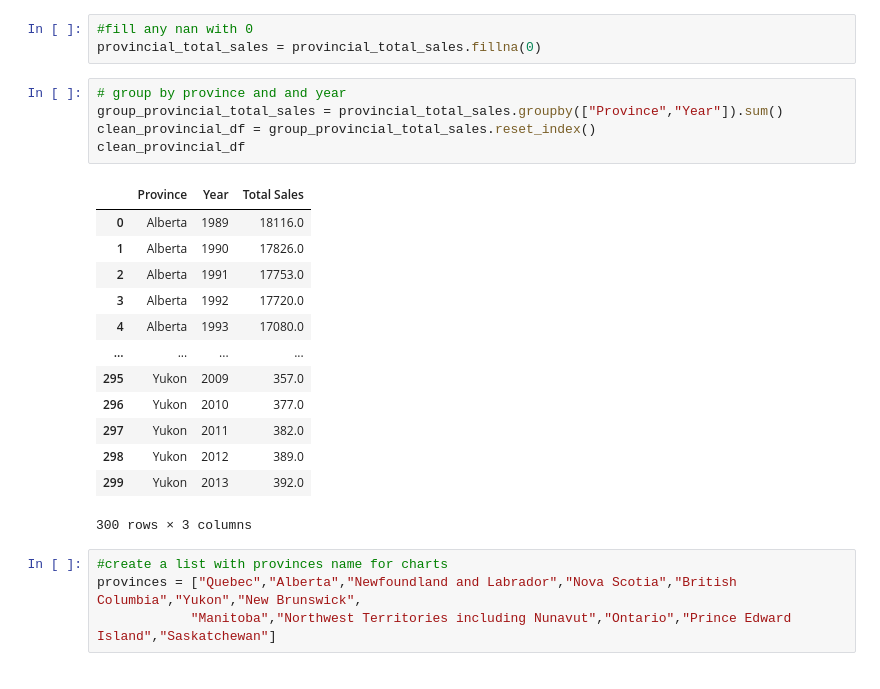
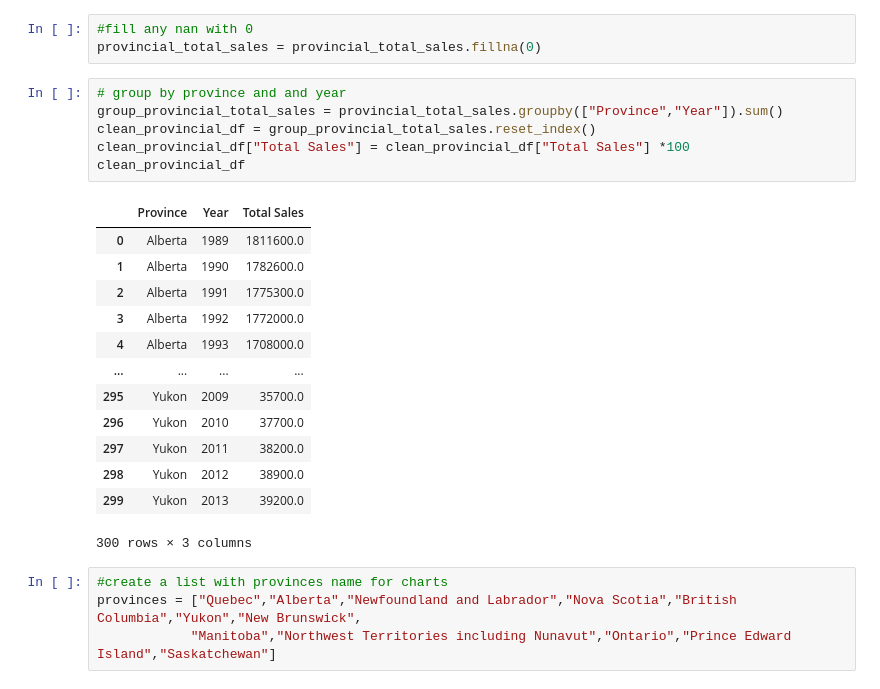
Before and after one commit to MattDavies1/Data-Bootcamp-Project, a Jupyter notebook: alc_sales.ipynb, the cells around one changed output. Cells and saved outputs as stored; diff of their text form.

```diff
--- a/alc_sales.ipynb
+++ b/alc_sales.ipynb
@@ -62,21 +62,22 @@ provincial_total_sales = provincial_total_sales.fillna(0)
 # %%
 # group by province and and year
 group_provincial_total_sales = provincial_total_sales.groupby(["Province","Year"]).sum()
 clean_provincial_df = group_provincial_total_sales.reset_index()
+clean_provincial_df["Total Sales"] = clean_provincial_df["Total Sales"] *100
 clean_provincial_df
 # %% [output]
 |  | Province | Year | Total Sales |
-| 0 | Alberta | 1989 | 18116.0 |
-| 1 | Alberta | 1990 | 17826.0 |
-| 2 | Alberta | 1991 | 17753.0 |
-| 3 | Alberta | 1992 | 17720.0 |
-| 4 | Alberta | 1993 | 17080.0 |
+| 0 | Alberta | 1989 | 1811600.0 |
+| 1 | Alberta | 1990 | 1782600.0 |
+| 2 | Alberta | 1991 | 1775300.0 |
+| 3 | Alberta | 1992 | 1772000.0 |
+| 4 | Alberta | 1993 | 1708000.0 |
 | ... | ... | ... | ... |
-| 295 | Yukon | 2009 | 357.0 |
-| 296 | Yukon | 2010 | 377.0 |
-| 297 | Yukon | 2011 | 382.0 |
-| 298 | Yukon | 2012 | 389.0 |
-| 299 | Yukon | 2013 | 392.0 |
+| 295 | Yukon | 2009 | 35700.0 |
+| 296 | Yukon | 2010 | 37700.0 |
+| 297 | Yukon | 2011 | 38200.0 |
+| 298 | Yukon | 2012 | 38900.0 |
+| 299 | Yukon | 2013 | 39200.0 |
 300 rows × 3 columns
 # %%
 #create a list with provinces name for charts
```
Also changed, not shown: parts of 1 cell of this notebook, 12 other files.
